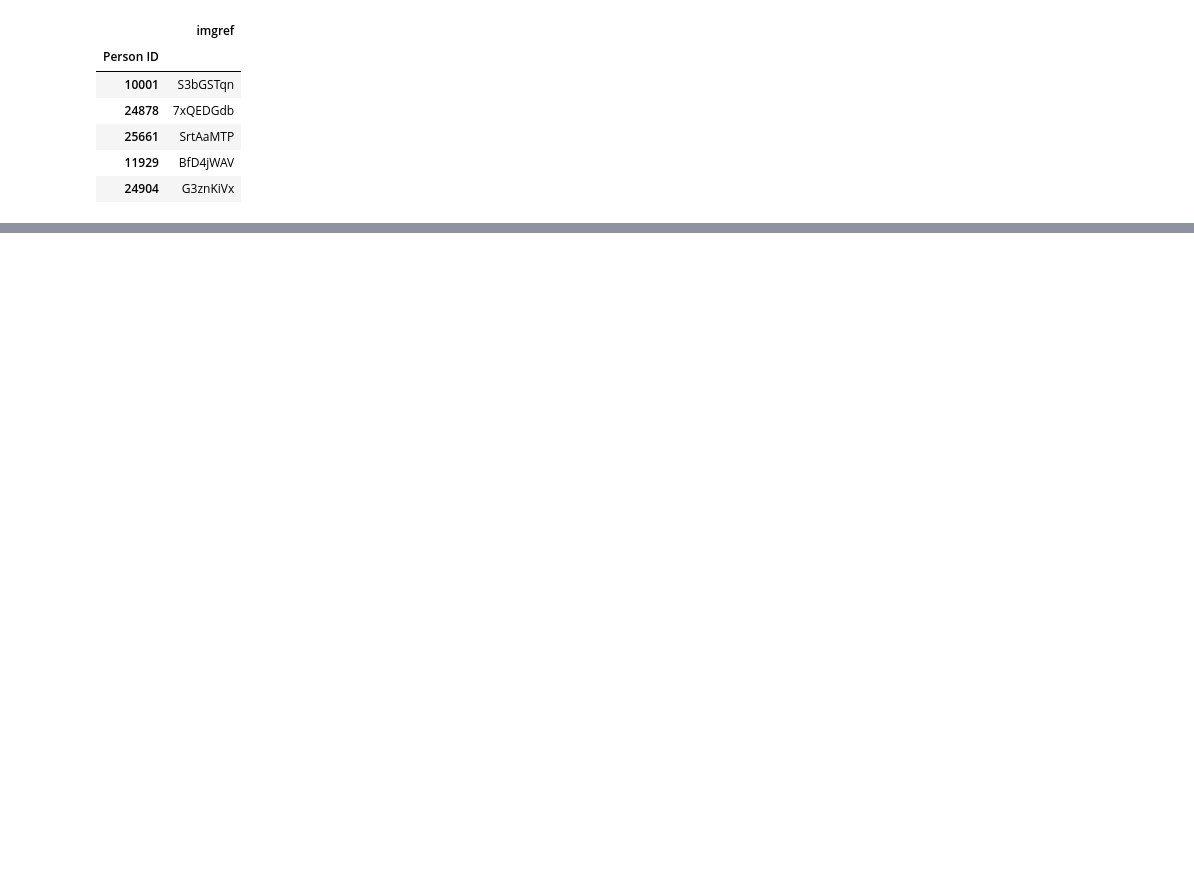
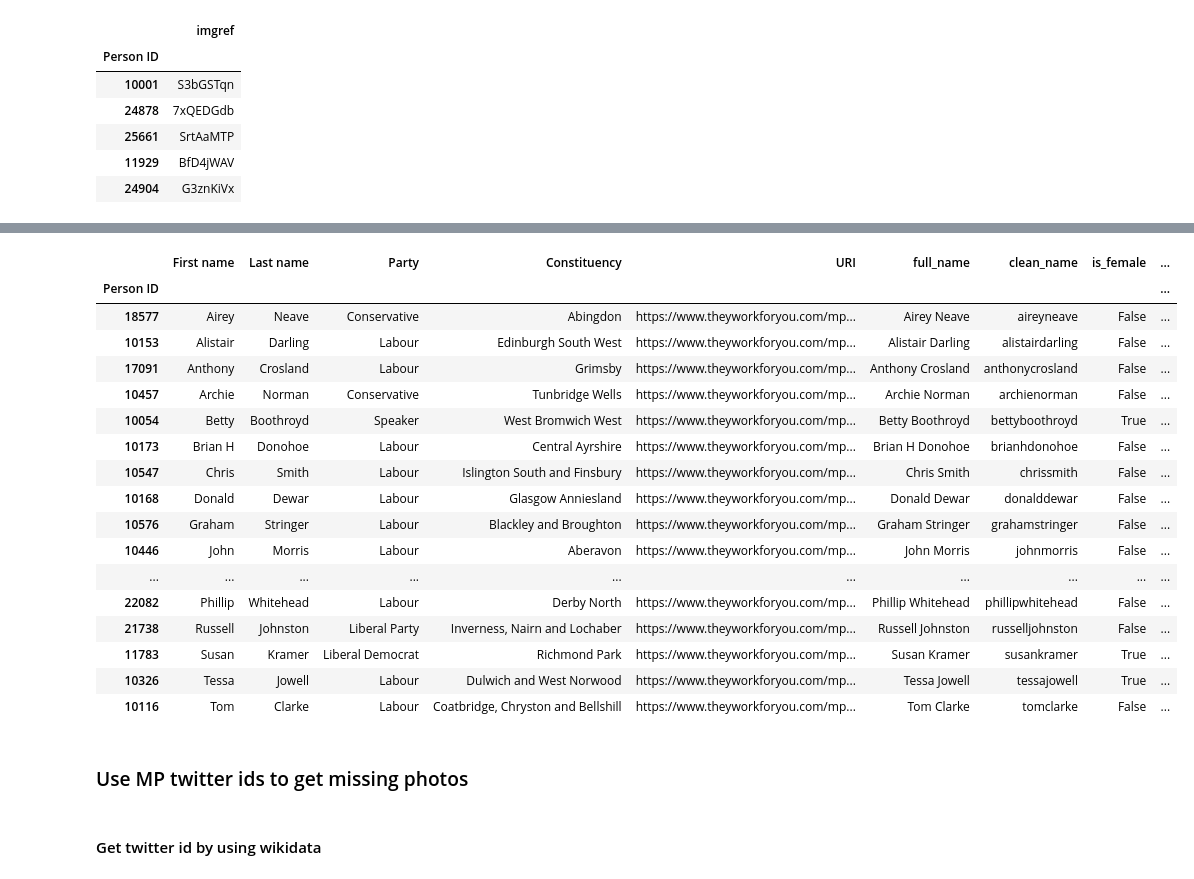
Before and after one commit to dldx/women-in-congress, a Jupyter notebook: MP_photos.ipynb, the cells around one changed output, grey strips where cells are left out. Cells and saved outputs as stored; diff of their text form; code cells hidden in the pictures; blank space fills up the shorter version.

```diff
--- a/MP_photos.ipynb
+++ b/MP_photos.ipynb
@@ -183,0 +184,9 @@ mp_images.loc[mp_images.imgref.notnull() | mp_images.imgref_wiki.notnull()]
+# %%
+def check_file(id):
+    import glob
+    if len(glob.glob("./mp_photos/cropped/mp-{0}.*".format(id))) > 0:
+        return glob.glob("./mp_photos/cropped/mp-{0}.*".format(id))[0]
+# %%
+dled_images["crop"] = list(map(check_file, dled_images.index.tolist()))
+# %%
+women_mps["crop"] = list(map(check_file, women_mps.index.tolist()))
@@ -183,0 +284,7 @@ mp_images.loc[mp_images.imgref.notnull() | mp_images.imgref_wiki.notnull()]
+# %%
+from multiprocessing import Pool
+pool = Pool(8)
+
+dled_images.loc[dled_images.n_crops > 1, "crop"] = pool.map(detect_face, dled_images.loc[dled_images.n_crops > 1].index.tolist())
+pool.close()
+pool.join()
@@ -183,0 +316,21 @@ mp_images.loc[mp_images.imgref.notnull() | mp_images.imgref_wiki.notnull()]
+# %%
+dled_images.loc[dled_images.crop.isnull()]
+# %% [output]
+|  | First name | Last name | Party | Constituency | URI | full_name | clean_name | is_female | ... |
+| Person ID |  |  |  |  |  |  |  |  | ... |
+| 18577 | Airey | Neave | Conservative | Abingdon | https://www.theyworkforyou.com/mp... | Airey Neave | aireyneave | False | ... |
+| 10153 | Alistair | Darling | Labour | Edinburgh South West | https://www.theyworkforyou.com/mp... | Alistair Darling | alistairdarling | False | ... |
+| 17091 | Anthony | Crosland | Labour | Grimsby | https://www.theyworkforyou.com/mp... | Anthony Crosland | anthonycrosland | False | ... |
+| 10457 | Archie | Norman | Conservative | Tunbridge Wells | https://www.theyworkforyou.com/mp... | Archie Norman | archienorman | False | ... |
+| 10054 | Betty | Boothroyd | Speaker | West Bromwich West | https://www.theyworkforyou.com/mp... | Betty Boothroyd | bettyboothroyd | True | ... |
+| 10173 | Brian H | Donohoe | Labour | Central Ayrshire | https://www.theyworkforyou.com/mp... | Brian H Donohoe | brianhdonohoe | False | ... |
+| 10547 | Chris | Smith | Labour | Islington South and Finsbury | https://www.theyworkforyou.com/mp... | Chris Smith | chrissmith | False | ... |
+| 10168 | Donald | Dewar | Labour | Glasgow Anniesland | https://www.theyworkforyou.com/mp... | Donald Dewar | donalddewar | False | ... |
+| 10576 | Graham | Stringer | Labour | Blackley and Broughton | https://www.theyworkforyou.com/mp... | Graham Stringer | grahamstringer | False | ... |
+| 10446 | John | Morris | Labour | Aberavon | https://www.theyworkforyou.com/mp... | John Morris | johnmorris | False | ... |
+| ... | ... | ... | ... | ... | ... | ... | ... | ... | ... |
+| 22082 | Phillip | Whitehead | Labour | Derby North | https://www.theyworkforyou.com/mp... | Phillip Whitehead | phillipwhitehead | False | ... |
+| 21738 | Russell | Johnston | Liberal Party | Inverness, Nairn and Lochaber | https://www.theyworkforyou.com/mp... | Russell Johnston | russelljohnston | False | ... |
+| 11783 | Susan | Kramer | Liberal Democrat | Richmond Park | https://www.theyworkforyou.com/mp... | Susan Kramer | susankramer | True | ... |
+| 10326 | Tessa | Jowell | Labour | Dulwich and West Norwood | https://www.theyworkforyou.com/mp... | Tessa Jowell | tessajowell | True | ... |
+| 10116 | Tom | Clarke | Labour | Coatbridge, Chryston and Bellshill | https://www.theyworkforyou.com/mp... | Tom Clarke | tomclarke | False | ... |
@@ -183,0 +343,4 @@ mp_images.loc[mp_images.imgref.notnull() | mp_images.imgref_wiki.notnull()]
+# %% [markdown]
+### Use MP twitter ids to get missing photos
+# %% [markdown]
+#### Get twitter id by using wikidata
```
Also changed, not shown: parts of 34 cells of this notebook, 16 other files.
